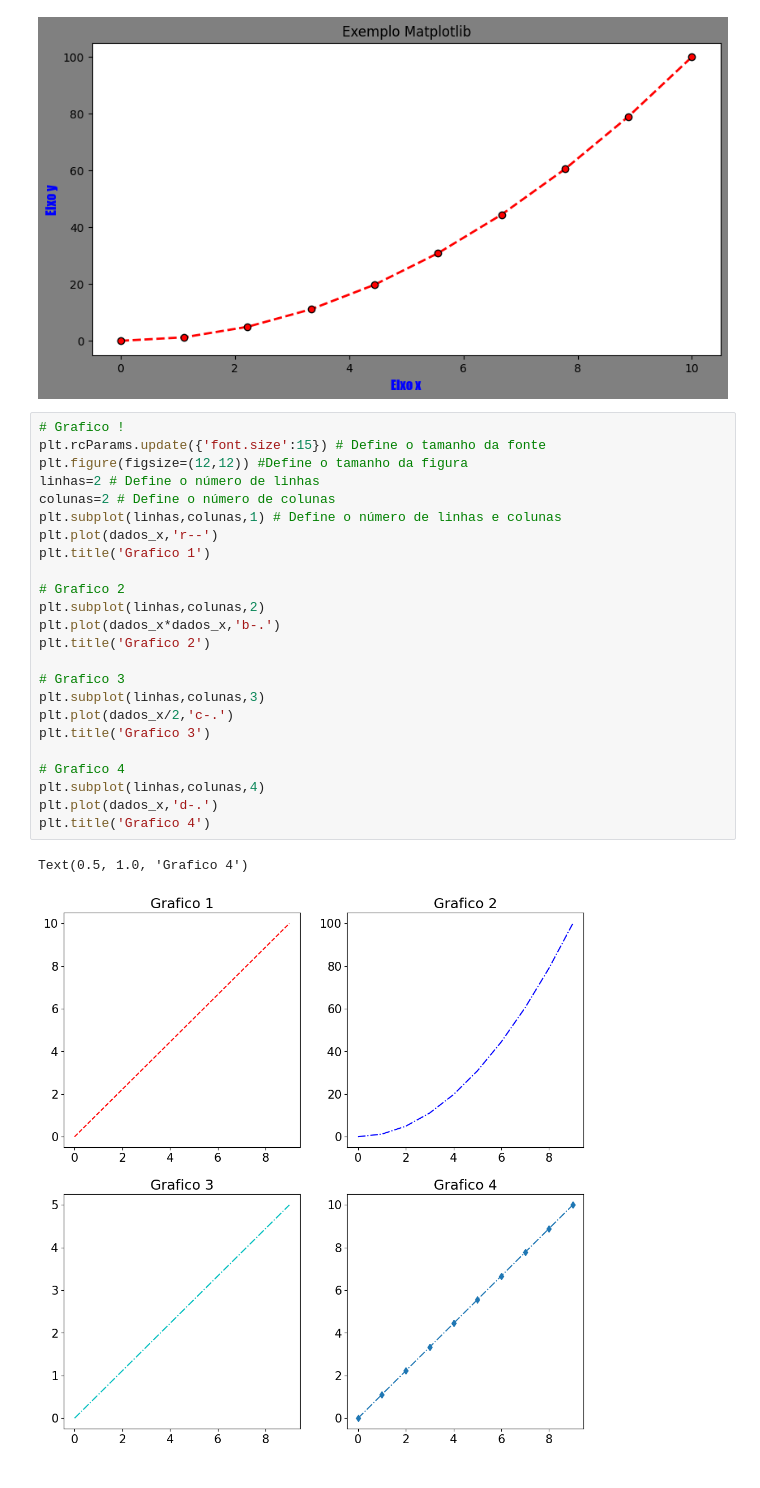
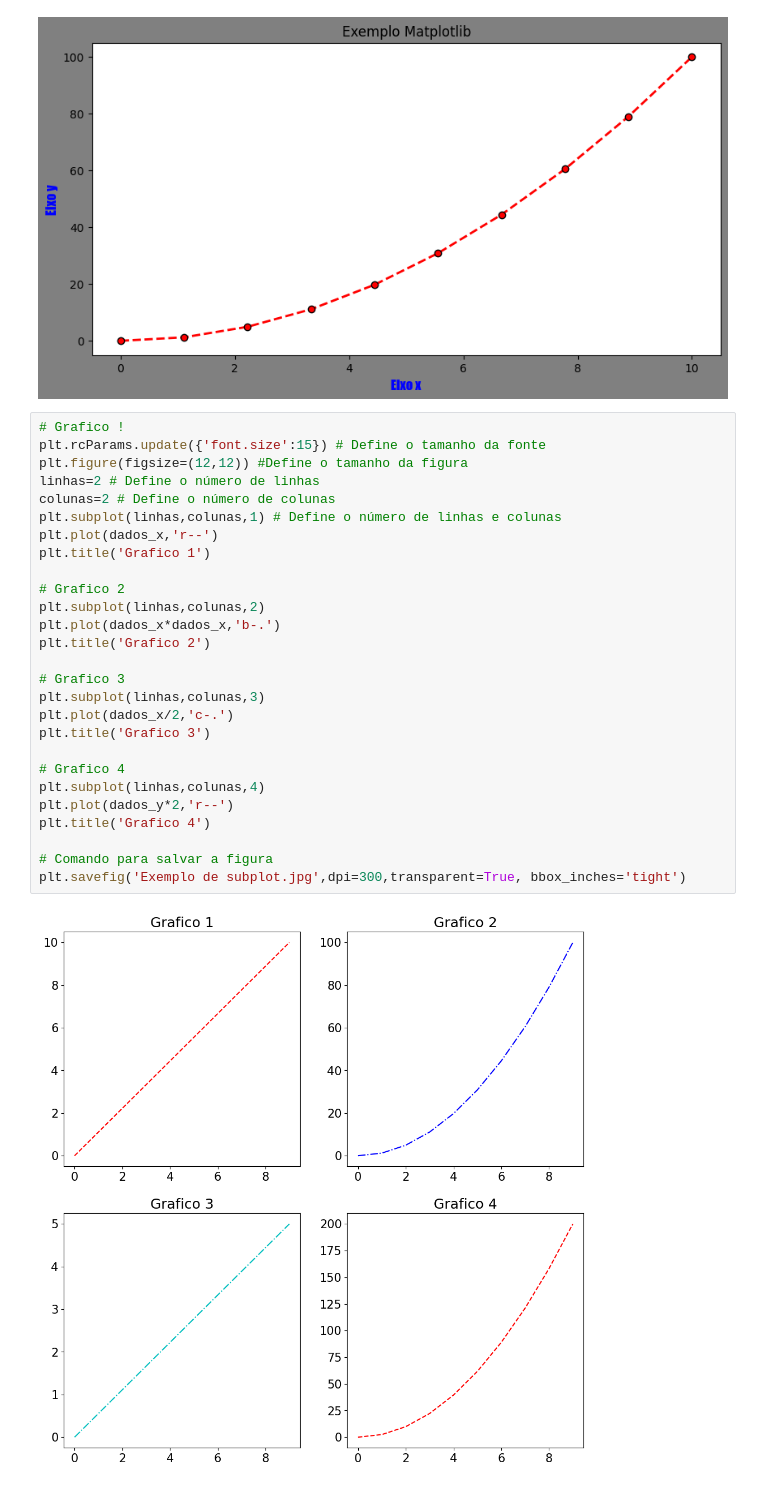
Before and after one commit to LuizEduardoBS/IABD_Inteligencia_Artificial_E_Big_Data, a Jupyter notebook: Aula_3/ex-matplotlib.ipynb, the cells around one changed output. Cells and saved outputs as stored; diff of their text form.

```diff
--- a/Aula_3/ex-matplotlib.ipynb
+++ b/Aula_3/ex-matplotlib.ipynb
@@ -33,27 +33,29 @@ plt.plot(dados_x, dados_y,
 # %%
 # Grafico !
 plt.rcParams.update({'font.size':15}) # Define o tamanho da fonte
 plt.figure(figsize=(12,12)) #Define o tamanho da figura
 linhas=2 # Define o número de linhas
 colunas=2 # Define o número de colunas
 plt.subplot(linhas,colunas,1) # Define o número de linhas e colunas
 plt.plot(dados_x,'r--')
 plt.title('Grafico 1')
 
 # Grafico 2
 plt.subplot(linhas,colunas,2)
 plt.plot(dados_x*dados_x,'b-.')
 plt.title('Grafico 2')
 
 # Grafico 3
 plt.subplot(linhas,colunas,3)
 plt.plot(dados_x/2,'c-.')
 plt.title('Grafico 3')
 
 # Grafico 4
 plt.subplot(linhas,colunas,4)
-plt.plot(dados_x,'d-.')
+plt.plot(dados_y*2,'r--')
 plt.title('Grafico 4')
+
+# Comando para salvar a figura
+plt.savefig('Exemplo de subplot.jpg',dpi=300,transparent=True, bbox_inches='tight')
 # %% [output]
-Text(0.5, 1.0, 'Grafico 4')
-[figure, old version]
+[figure, new version]
```
Also changed, not shown: parts of 1 cell of this notebook, 1 other file.
